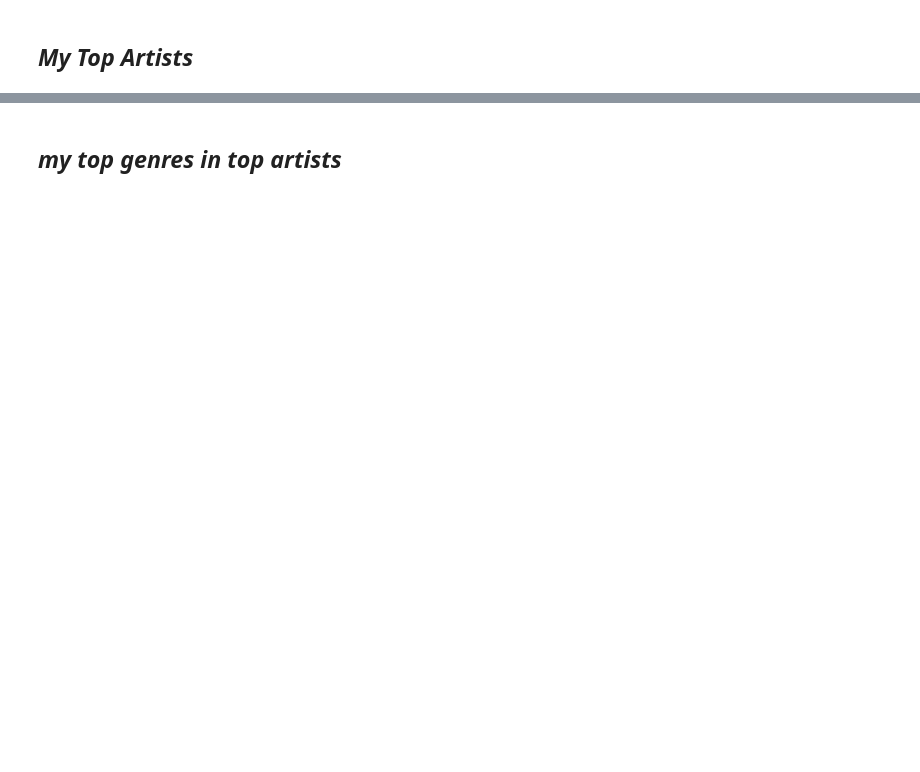
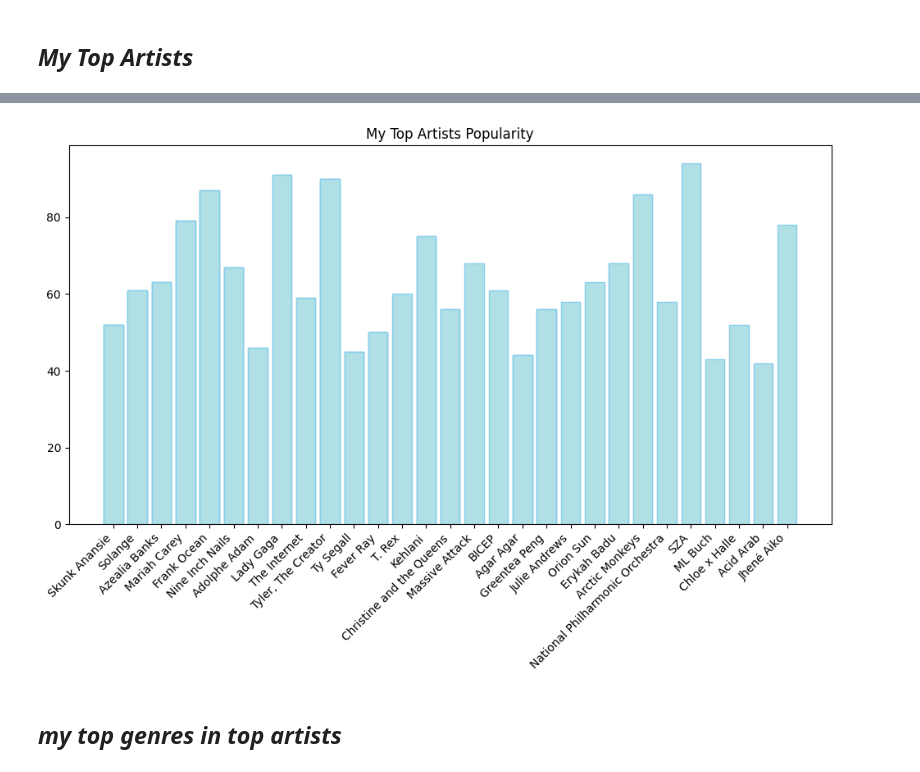
Before and after one commit to aaronAlien/Exploring-Spotify, a Jupyter notebook: spotify_listening.ipynb, the cells around one changed output, grey strips where cells are left out. Drawn from its saved outputs; the diff is of its cells as text; code cells hidden in the pictures; blank space fills up the shorter version.

```diff
--- a/spotify_listening.ipynb
+++ b/spotify_listening.ipynb
@@ -81,7 +86,7 @@ pprint.pprint(get_genres('Frank Ocean'))
 # %%
 # get artists
 
-def get_artists(time_range='medium_term', limit=20):
+def get_artists(time_range='long_term', limit=20):
     results = sp.current_user_top_artists(time_range=time_range, limit=limit)
     artists = []
 
@@ -89,9 +94,9 @@ def get_artists(time_range='medium_term', limit=20):
         genres = item.get('genres')
         artists.append({
             'name': item['name'],
+            'genres': ', '.join(item['genres']),
+            'popularity': item['popularity'],
             'followers': item['followers']['total'],
-            'genres': ', '.join(item['genres']),
-            'popularitty': item['popularity'],
         })
     df = pd.DataFrame(artists)
 
@@ -126,0 +126,6 @@ my_artists_cleaned.head()
+# %%
+my_artists_df = get_artists('short_term')
+
+# get medium and long taerm artists
+my_artists_med = get_artists('medium_term')
+my_artists_long = get_artists('long_term')
@@ -126,0 +148,2 @@ my_artists_cleaned.head()
+# %%
+all_top_artists = pd.concat([my_artists_df, my_artists_med, my_artists_long]).reset_index(drop=True).drop('genres', axis=1)
@@ -127,9 +170,11 @@ my_artists_cleaned.head()
 # %%
 plt.figure(figsize=(12, 6))
-plt.bar(my_artists_cleaned['name'], my_artists_cleaned['popularity'], color='skyblue')
+plt.bar(all_top_artists['name'], all_top_artists['popularity'], color='powderblue', edgecolor='skyblue')
 plt.title('My Top Artists Popularity')
 plt.xticks(rotation=45, ha='right', fontsize=10)
 plt.show()
+# %% [output]
+[figure, added]
 # %% [markdown]
 ## _my top genres in top artists_
 # %%
```
Also changed, not shown: parts of 40 cells of this notebook, 9 other files.
